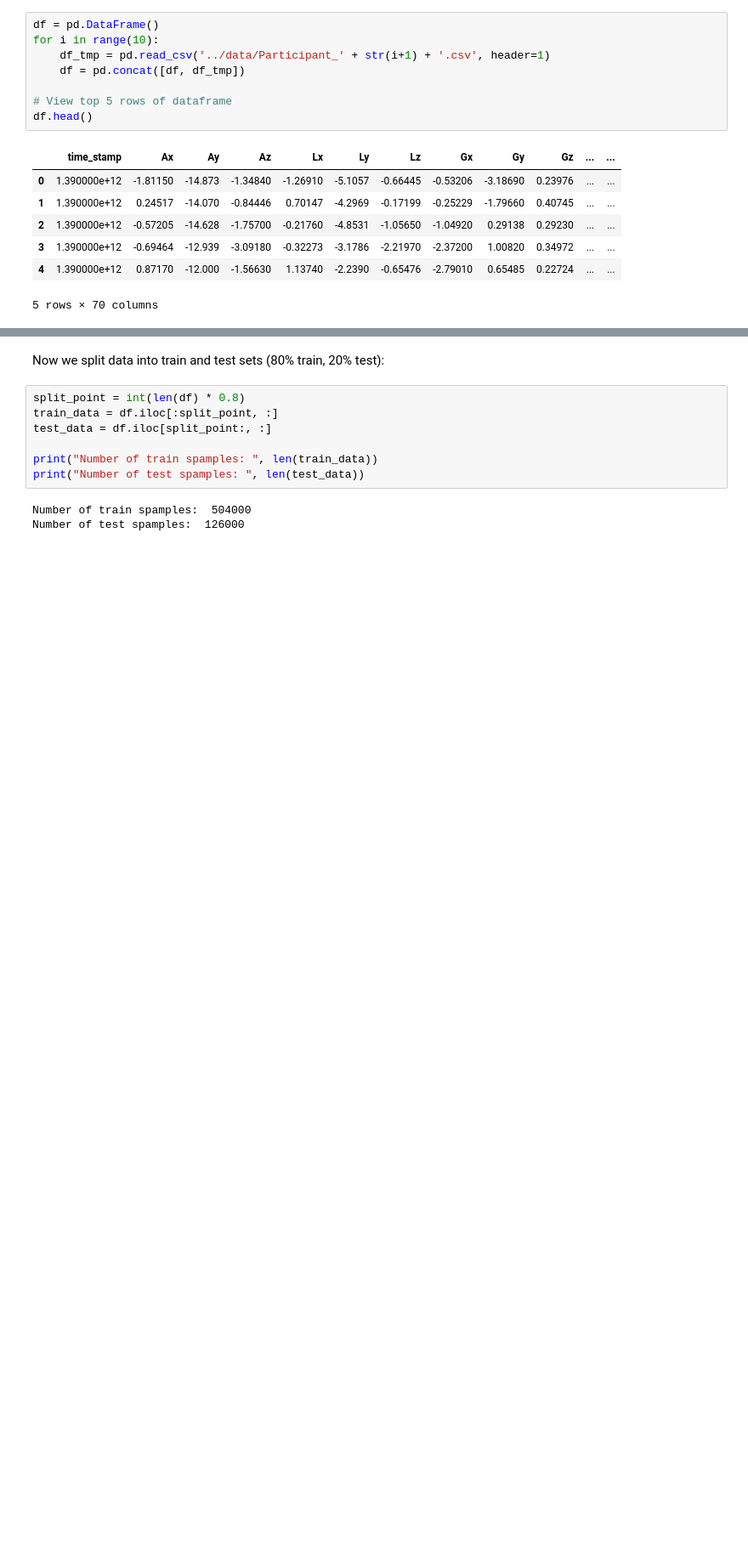
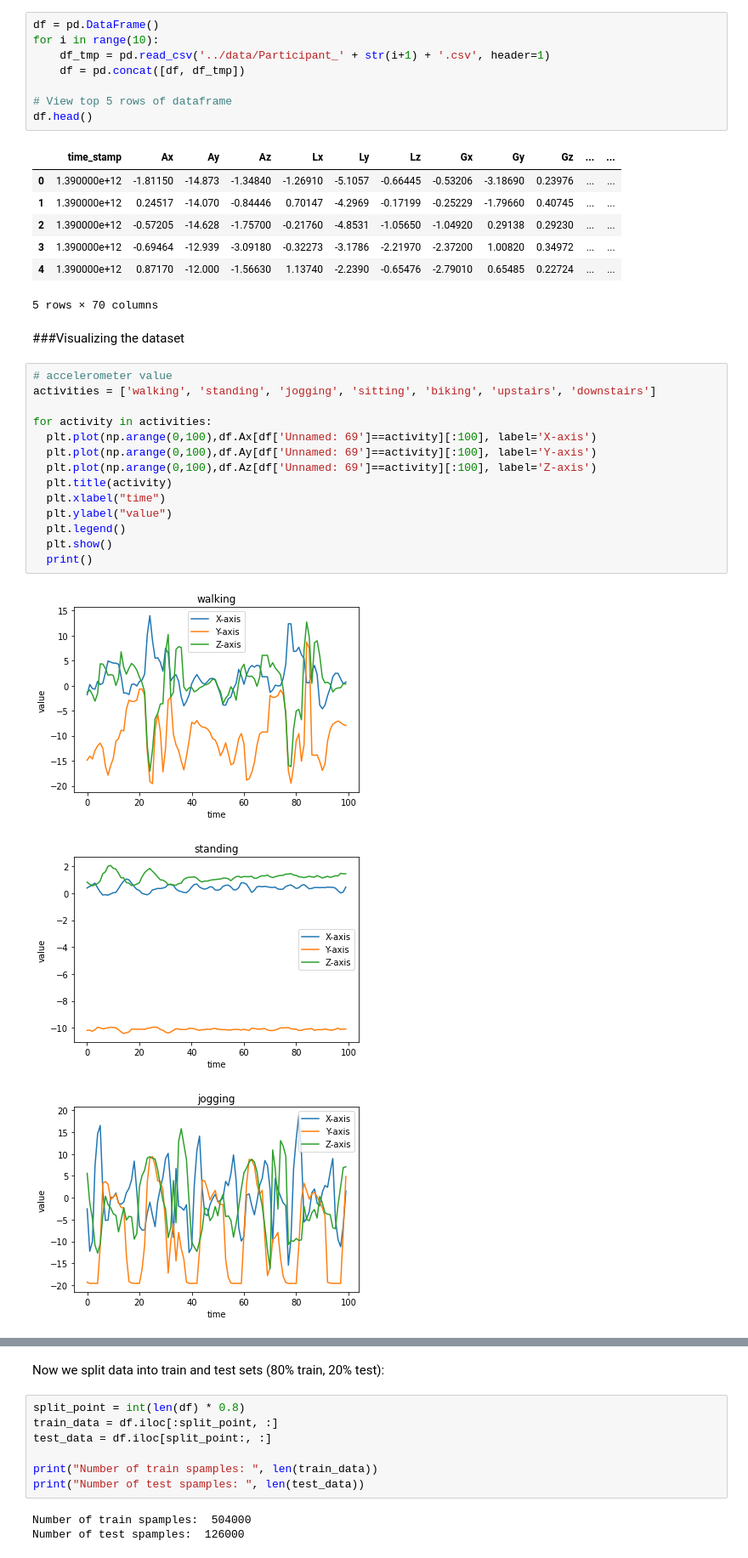
Before and after one commit to Ronik22/HAR_Project, a Jupyter notebook: notebook/Human_Activity_Recognition_RBV1.ipynb, the cells around one changed output, grey strips where cells are left out. Shown at 85% size. Saved outputs shown, nothing was run; the diff lists cells and outputs as text; blank space fills up the shorter version.

Commit message:
Visualization of dataset code added

```diff
--- a/notebook/Human_Activity_Recognition_RBV1.ipynb
+++ b/notebook/Human_Activity_Recognition_RBV1.ipynb
@@ -102,3 +108,23 @@ df.head()
 | 3 | 1.390000e+12 | -0.69464 | -12.939 | -3.09180 | -0.32273 | -3.1786 | -2.21970 | -2.37200 | 1.00820 | 0.34972 | ... | ... |
 | 4 | 1.390000e+12 | 0.87170 | -12.000 | -1.56630 | 1.13740 | -2.2390 | -0.65476 | -2.79010 | 0.65485 | 0.22724 | ... | ... |
 5 rows × 70 columns
+# %% [markdown]
+###Visualizing the dataset
+# %%
+# accelerometer value
+activities = ['walking', 'standing', 'jogging', 'sitting', 'biking', 'upstairs', 'downstairs']
+
+for activity in activities:
+  plt.plot(np.arange(0,100),df.Ax[df['Unnamed: 69']==activity][:100], label='X-axis')
+  plt.plot(np.arange(0,100),df.Ay[df['Unnamed: 69']==activity][:100], label='Y-axis')
+  plt.plot(np.arange(0,100),df.Az[df['Unnamed: 69']==activity][:100], label='Z-axis')
+  plt.title(activity)
+  plt.xlabel("time")
+  plt.ylabel("value")
+  plt.legend()
+  plt.show()
+  print()
+# %% [output]
+[figure, added]
+[figure, added]
+[figure, added]
```
Also changed, not shown: parts of 10 cells of this notebook.
